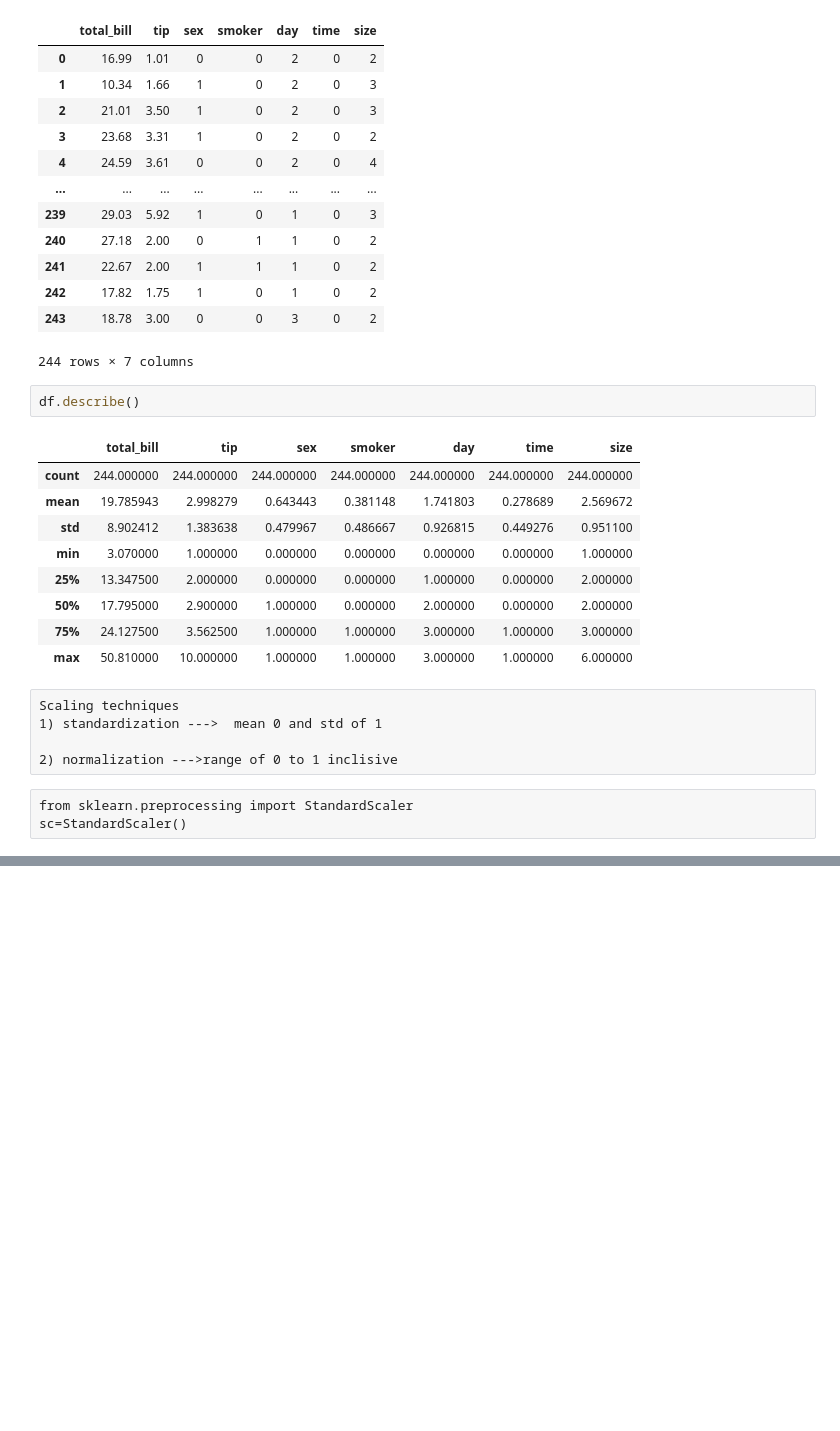
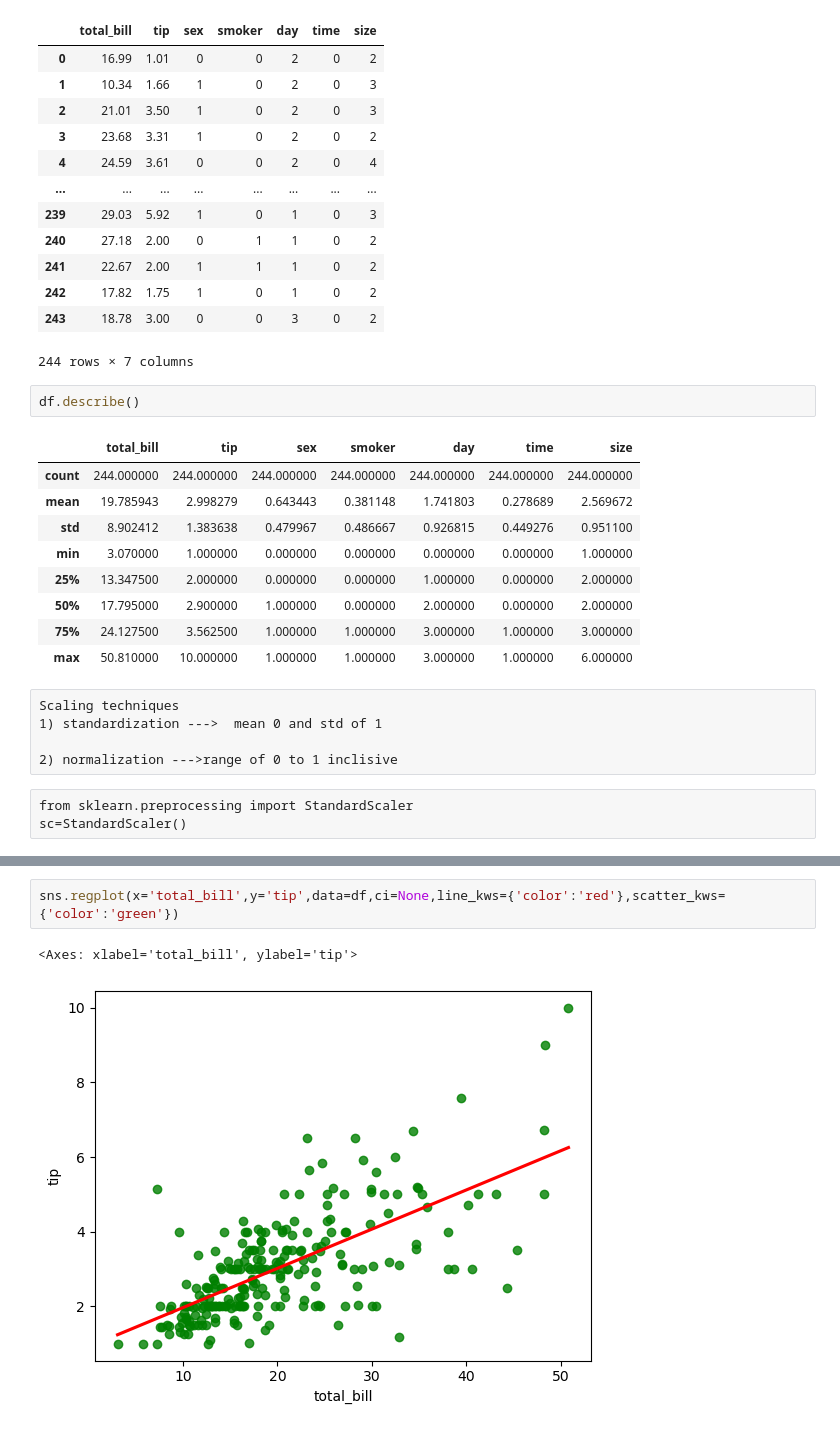
Before and after one commit to rajeshkuncham-code/python, a Jupyter notebook: EDB day16.ipynb, the cells around one changed output, grey strips where cells are left out. Saved outputs shown, nothing was run; the diff lists cells and outputs as text; blank space fills up the shorter version.

```diff
--- a/EDB day16.ipynb
+++ b/EDB day16.ipynb
@@ -137,0 +214,5 @@ NameError: name 'sc_array' is not defined
+# %%
+sns.regplot(x='total_bill',y='tip',data=df,ci=None,line_kws={'color':'red'},scatter_kws={'color':'green'})
+# %% [output]
+<Axes: xlabel='total_bill', ylabel='tip'>
+[figure, added]
```
Also changed, not shown: parts of 16 cells of this notebook.
